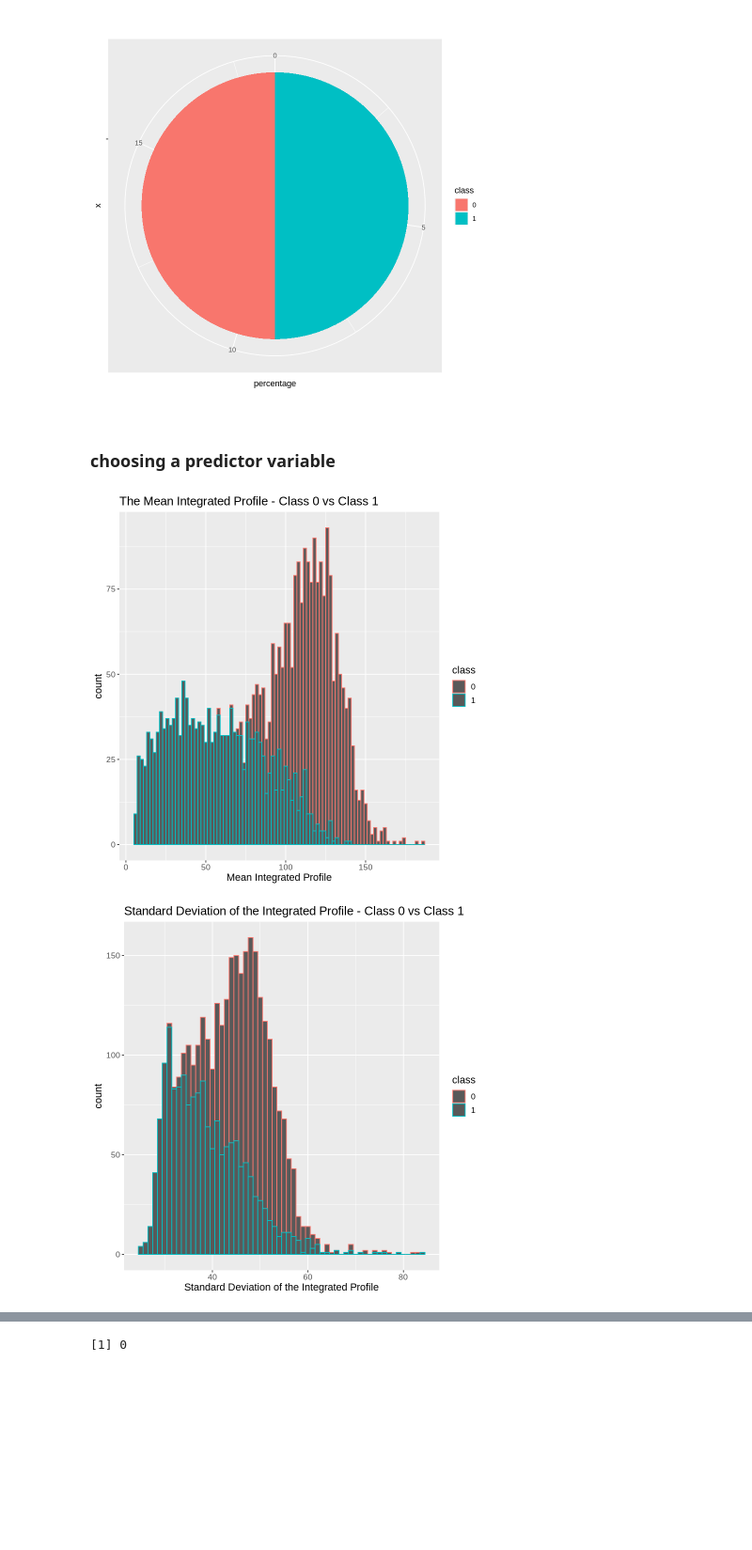
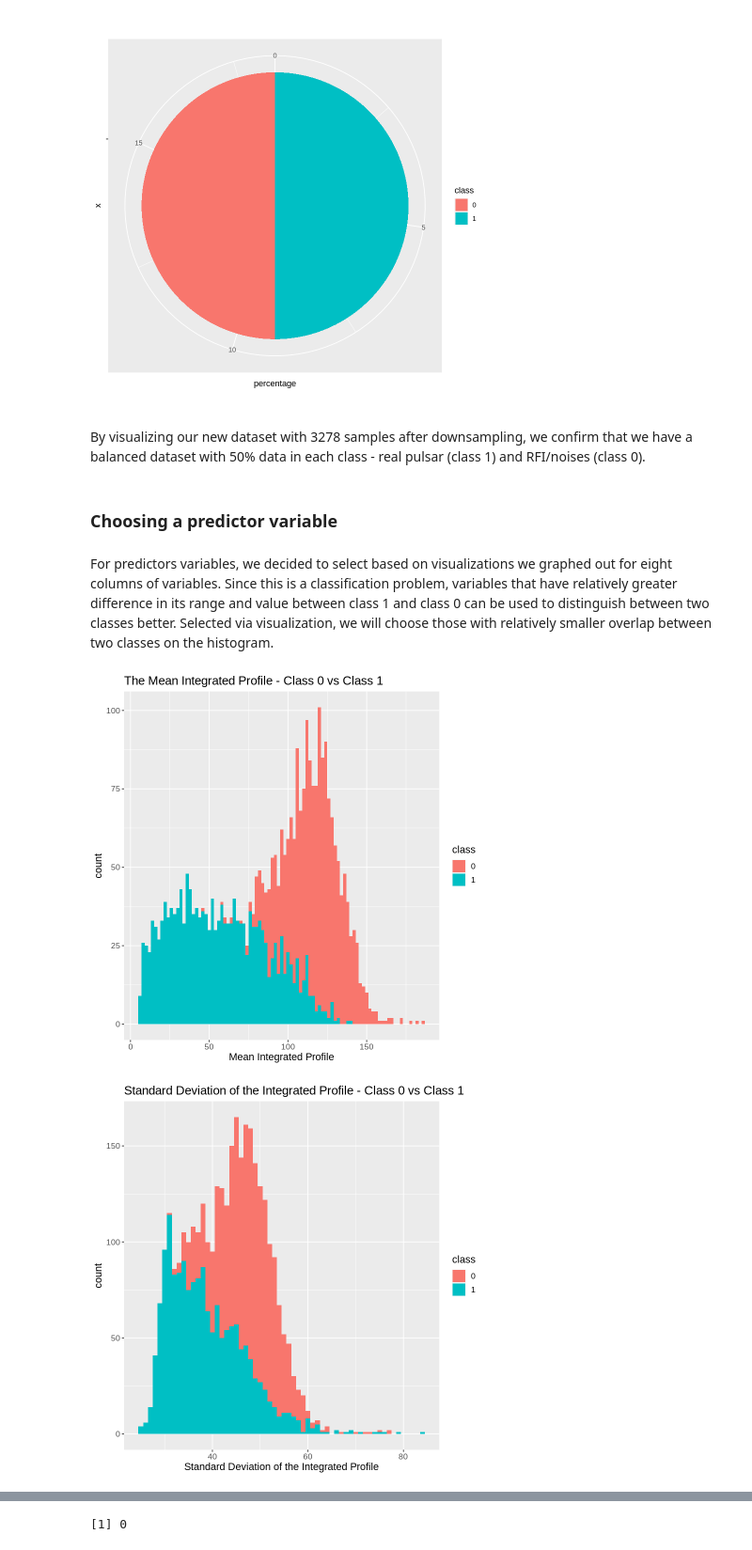
Before and after one commit to splashhhhhh/dsci100-grp165, a Jupyter notebook: Proposal.ipynb, the cells around one changed output, grey strips where cells are left out. Shown at 94% size. Cells and saved outputs as stored; diff of their text form; code cells hidden in the pictures; blank space fills up the shorter version.

```diff
--- a/Proposal.ipynb
+++ b/Proposal.ipynb
@@ -161,8 +165,12 @@ balanced |>
     coord_polar(theta = "y")
 # %% [output]
 [figure]
+# %% [markdown]
+By visualizing our new dataset with 3278 samples after downsampling, we confirm that we have a balanced dataset with 50% data in each class - real pulsar (class 1) and RFI/noises (class 0).
 # %% [markdown]
-### choosing a predictor variable
+### Choosing a predictor variable
+# %% [markdown]
+For predictors variables, we decided to select based on visualizations we graphed out for eight columns of variables. Since this is a classification problem, variables that have relatively greater difference in its range and value between class 1 and class 0 can be used to distinguish between two classes better. Selected via visualization, we will choose those with relatively smaller overlap between two classes on the histogram.
 # %%
 # All histogram charts created to visualize which would be the best predictor variable to use for the classification of pulsar stars.
 
@@ -174,7 +182,7 @@ balanced |>
 
 mean_ip_plot <- balanced |>
     ggplot(aes(x = mean_ip)) +
-    geom_histogram(aes(colour = class), binwidth = 2) +
+    geom_histogram(aes(fill = class), binwidth = 2) +
     labs(x = "Mean Integrated Profile") +
     theme(text = element_text(size = 13)) + ggtitle("The Mean Integrated Profile - Class 0 vs Class 1")
 mean_ip_plot
@@ -182,7 +190,7 @@ mean_ip_plot
 
 sd_ip_plot <- balanced |>
     ggplot(aes(x = sd_ip)) +
-    geom_histogram(aes(colour = class), binwidth = 1) +
+    geom_histogram(aes(fill = class), binwidth = 1) +
     labs(x = "Standard Deviation of the Integrated Profile") +
     theme(text = element_text(size = 13)) + ggtitle("Standard Deviation of the Integrated Profile - Class 0 vs Class 1")
 sd_ip_plot
@@ -197,38 +205,38 @@ kurt_ip_plot
 
 skew_ip_plot <- balanced |>
     ggplot(aes(x = skew_ip)) +
-    geom_histogram(aes(colour = class), binwidth = 0.8) +
+    geom_histogram(aes(fill = class), binwidth = 0.8) +
     labs(x = "Skweness of the Integrated Profile") +
     theme(text = element_text(size = 13)) + ggtitle("Skweness of the Integrated Profile - Class 0 vs Class 1")
 skew_ip_plot
 
 mean_dmsnr_plot <- balanced |>
     ggplot(aes(x = mean_dmsnr)) +
-    geom_histogram(aes(colour = class), binwidth = 2) +
+    geom_histogram(aes(fill = class), binwidth = 2) +
     labs(x = "Mean DMSNR") +
     theme(text = element_text(size = 13)) + ggtitle("Mean of the DM-SNR Curve - Class 0 vs Class 1")
 mean_dmsnr_plot
 
 sd_dmsnr_plot <- balanced |>
     ggplot(aes(x = sd_dmsnr)) +
-    geom_histogram(aes(colour = class), binwidth = 2) +
+    geom_histogram(aes(fill = class), binwidth = 2) +
     labs(x = "Standard Deviation of the DM-SNR Curve") +
     theme(text = element_text(size = 13)) + ggtitle("Standard Deviation of the DM-SNR Curve - Class 0 vs Class 1")
 sd_dmsnr_plot
 
 kurt_dmsnr <- balanced |>
     ggplot(aes(x = kurt_dmsnr)) +
-    geom_histogram(aes(colour = class), binwidth = 0.4) +
+    geom_histogram(aes(fill = class), binwidth = 0.4) +
     labs(x = "Excess Kurtosis of the DM-SNR Curve") +
     theme(text = element_text(size = 13)) + ggtitle("Excess Kurtosis of the DM-SNR Curve- Class 0 vs Class 1")
 kurt_dmsnr
 
 skew_dmsnr <- balanced |>
     ggplot(aes(x = skew_dmsnr)) +
-    geom_histogram(aes(colour = class), binwidth = 15) +
+    geom_histogram(aes(fill = class), binwidth = 15) +
     labs(x = "Skewness of the DM-SNR Curve") +
     theme(text = element_text(size = 13)) + ggtitle("Skewness of the DM-SNR Curve - Class 0 vs Class 1")
 skew_dmsnr
 # %% [output]
-[figure, old version]
+[figure, new version]
-[figure, old version]
+[figure, new version]
```
Also changed, not shown: parts of 27 cells of this notebook.
